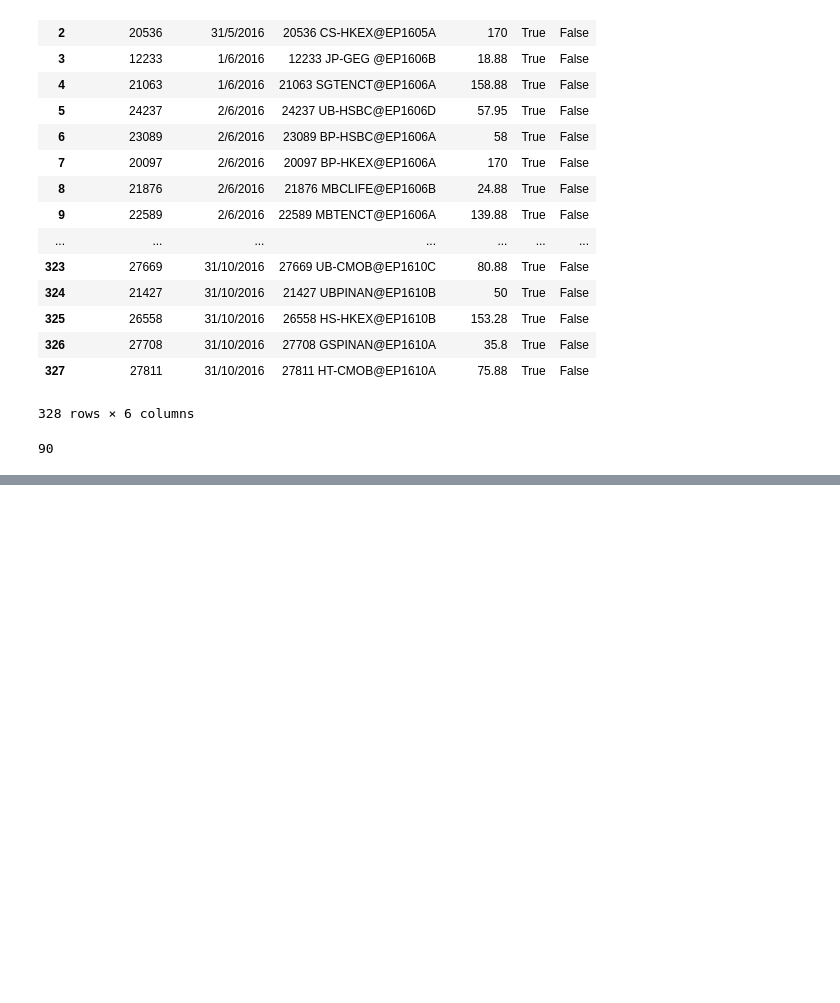
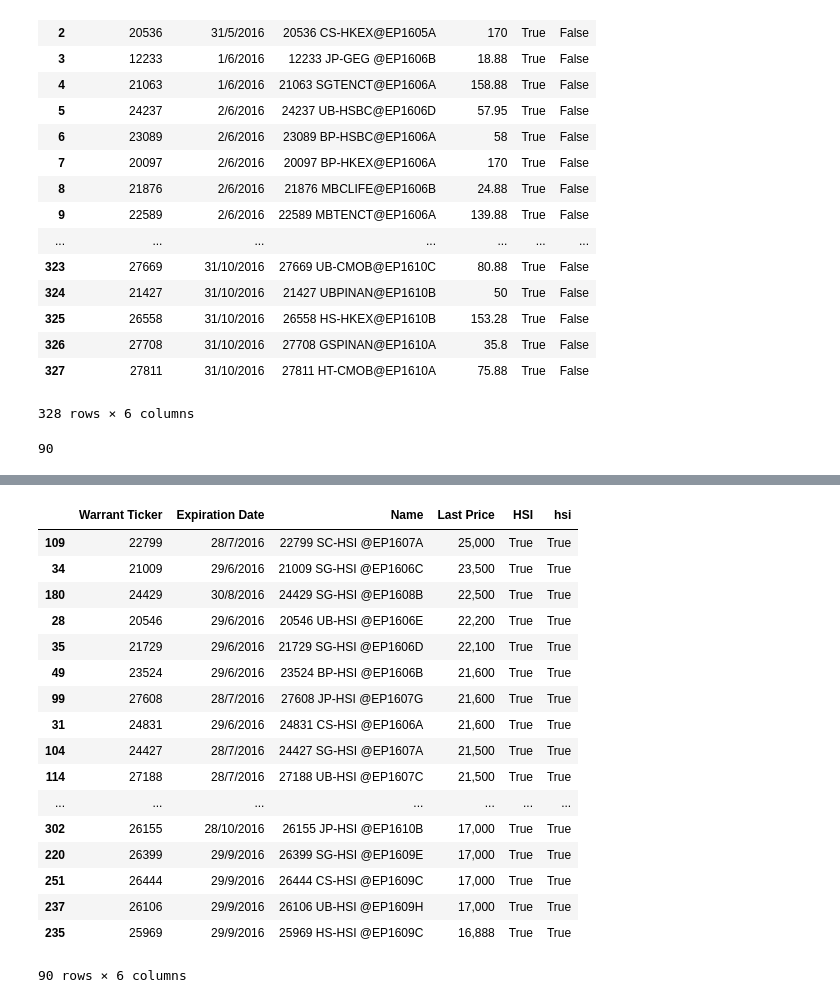
Before and after one commit to kitomicms/kitomicms.github.io, a Jupyter notebook: notebook/Options/option database.ipynb, the cells around one changed output, grey strips where cells are left out. Saved outputs shown, nothing was run; the diff lists cells and outputs as text; code cells hidden in the pictures; blank space fills up the shorter version.

```diff
--- a/notebook/Options/option database.ipynb
+++ b/notebook/Options/option database.ipynb
@@ -95,3 +95,5 @@ db
 db['hsi'].sum()
 # %% [output]
 90
+# %%
+db_hsi = db[db['hsi'] == True]
@@ -97,0 +121,21 @@ db['hsi'].sum()
+# %%
+db_hsi.sort_values(by=['Last Price'],ascending=[False])
+# %% [output]
+|  | Warrant Ticker | Expiration Date | Name | Last Price | HSI | hsi |
+| 109 | 22799 | 28/7/2016 | 22799 SC-HSI @EP1607A | 25,000 | True | True |
+| 34 | 21009 | 29/6/2016 | 21009 SG-HSI @EP1606C | 23,500 | True | True |
+| 180 | 24429 | 30/8/2016 | 24429 SG-HSI @EP1608B | 22,500 | True | True |
+| 28 | 20546 | 29/6/2016 | 20546 UB-HSI @EP1606E | 22,200 | True | True |
+| 35 | 21729 | 29/6/2016 | 21729 SG-HSI @EP1606D | 22,100 | True | True |
+| 49 | 23524 | 29/6/2016 | 23524 BP-HSI @EP1606B | 21,600 | True | True |
+| 99 | 27608 | 28/7/2016 | 27608 JP-HSI @EP1607G | 21,600 | True | True |
+| 31 | 24831 | 29/6/2016 | 24831 CS-HSI @EP1606A | 21,600 | True | True |
+| 104 | 24427 | 28/7/2016 | 24427 SG-HSI @EP1607A | 21,500 | True | True |
+| 114 | 27188 | 28/7/2016 | 27188 UB-HSI @EP1607C | 21,500 | True | True |
+| ... | ... | ... | ... | ... | ... | ... |
+| 302 | 26155 | 28/10/2016 | 26155 JP-HSI @EP1610B | 17,000 | True | True |
+| 220 | 26399 | 29/9/2016 | 26399 SG-HSI @EP1609E | 17,000 | True | True |
+| 251 | 26444 | 29/9/2016 | 26444 CS-HSI @EP1609C | 17,000 | True | True |
+| 237 | 26106 | 29/9/2016 | 26106 UB-HSI @EP1609H | 17,000 | True | True |
+| 235 | 25969 | 29/9/2016 | 25969 HS-HSI @EP1609C | 16,888 | True | True |
+90 rows × 6 columns
```
Also changed, not shown: parts of 1 cell of this notebook, 1 other file.
